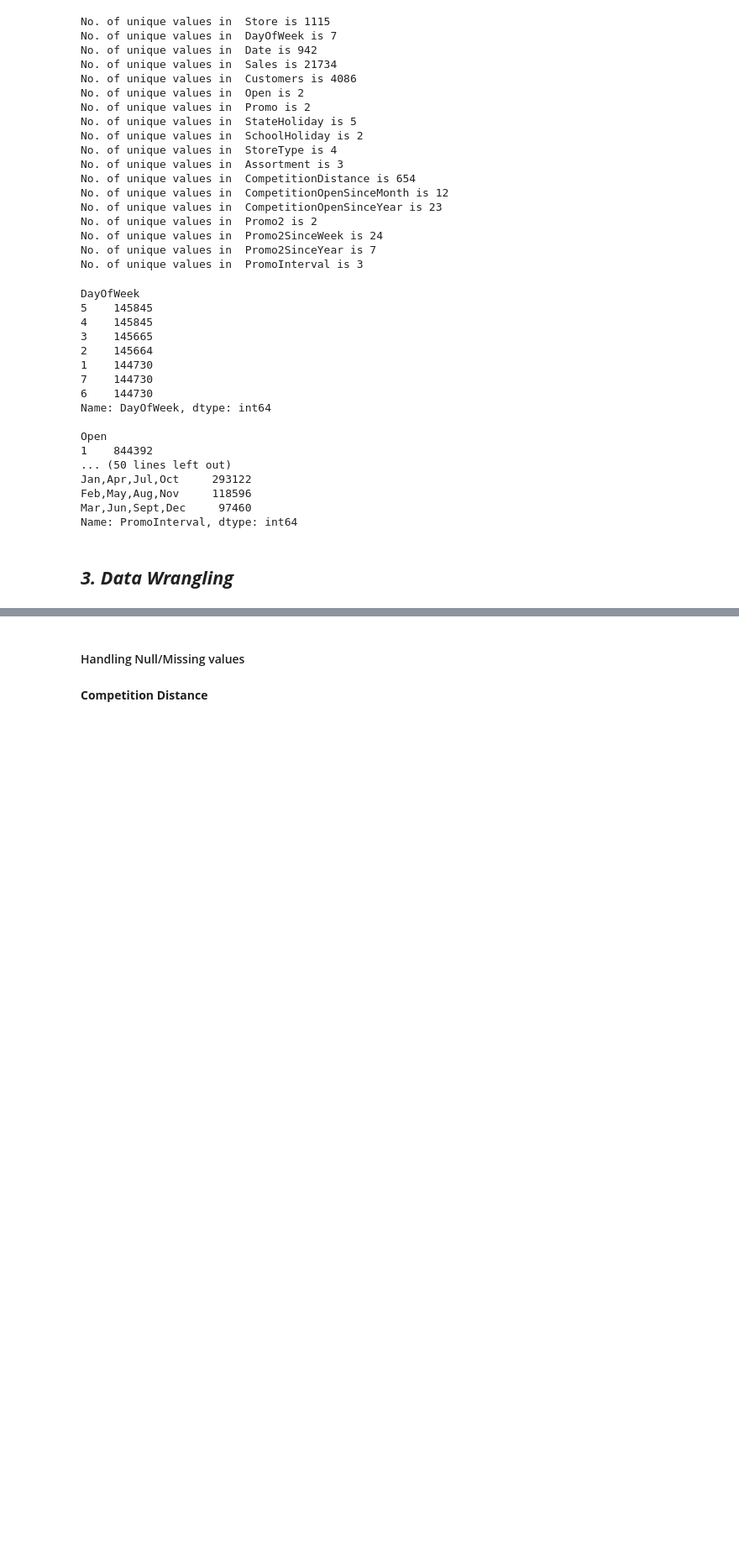
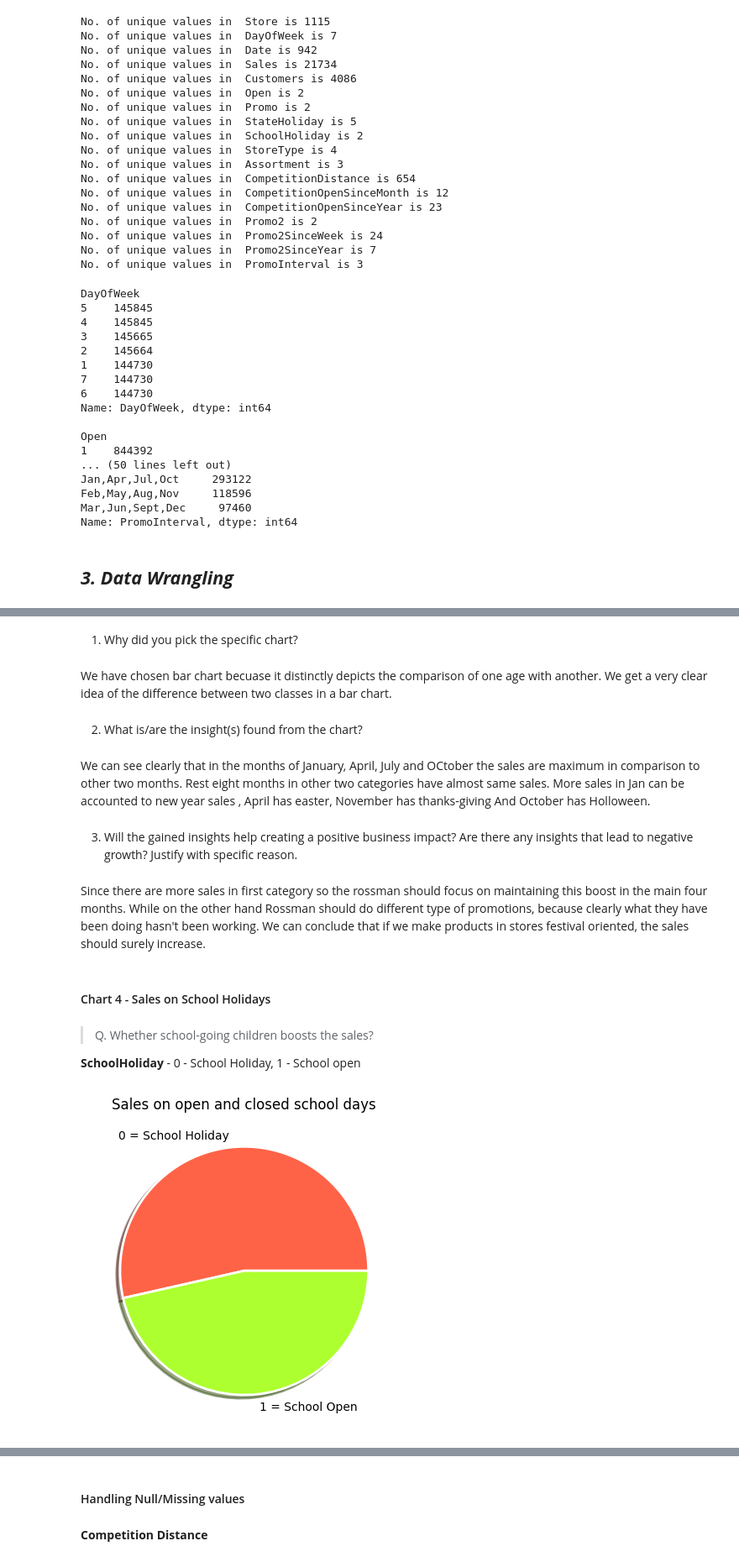
Before and after one commit to ideepakpal/Rossman-Sales-Prediction, a Jupyter notebook: Rossman-Regression.ipynb, the cells around one changed output, grey strips where cells are left out. Shown at 84% size. Saved outputs shown, nothing was run; the diff lists cells and outputs as text; code cells hidden in the pictures; blank space fills up the shorter version.

```diff
--- a/Rossman-Regression.ipynb
+++ b/Rossman-Regression.ipynb
@@ -268,0 +387,32 @@ Name: PromoInterval, dtype: int64
+# %% [markdown]
+1. Why did you pick the specific chart?
+# %% [markdown]
+We have chosen bar chart becuase it distinctly depicts the comparison of one age with another. We get a very clear idea of the difference between two classes in a bar chart.
+# %% [markdown]
+ 2. What is/are the insight(s) found from the chart?
+# %% [markdown]
+We can see clearly that in the months of January, April, July and OCtober the sales are maximum in comparison to other two months. Rest eight months in other two categories have almost same sales. More sales in Jan can be accounted to new year sales , April has easter, November has thanks-giving And October has Holloween.
+# %% [markdown]
+ 3. Will the gained insights help creating a positive business impact?
+Are there any insights that lead to negative growth? Justify with specific reason.
+# %% [markdown]
+Since there are more sales in first category so the rossman should focus on maintaining this boost in the main four months. While on the other hand Rossman should do different type of promotions, because clearly what they have been doing hasn't been working. We can conclude that if we make products in stores festival oriented, the sales should surely increase.
+# %% [markdown]
+#### Chart 4 - Sales on School Holidays
+# %% [markdown]
+
+> Q. Whether school-going children boosts the sales?
+
+
+**SchoolHoliday** - 0 - School Holiday, 1 - School open
+# %%
+# Chart - 4 visualization code
+
+df6 = dataset.groupby(['SchoolHoliday'])['Sales'].mean().sort_values(ascending=False)
+lab = ['0 = School Holiday','1 = School Open']
+
+plt.pie(df6, labels = lab, shadow=True, wedgeprops = { 'linewidth' : 2, 'edgecolor' : 'white' }, colors= ['tomato','greenyellow'])
+plt.title("Sales on open and closed school days")
+plt.show()
+# %% [output]
+[figure, added]
```
Also changed, not shown: parts of 90 cells of this notebook.
